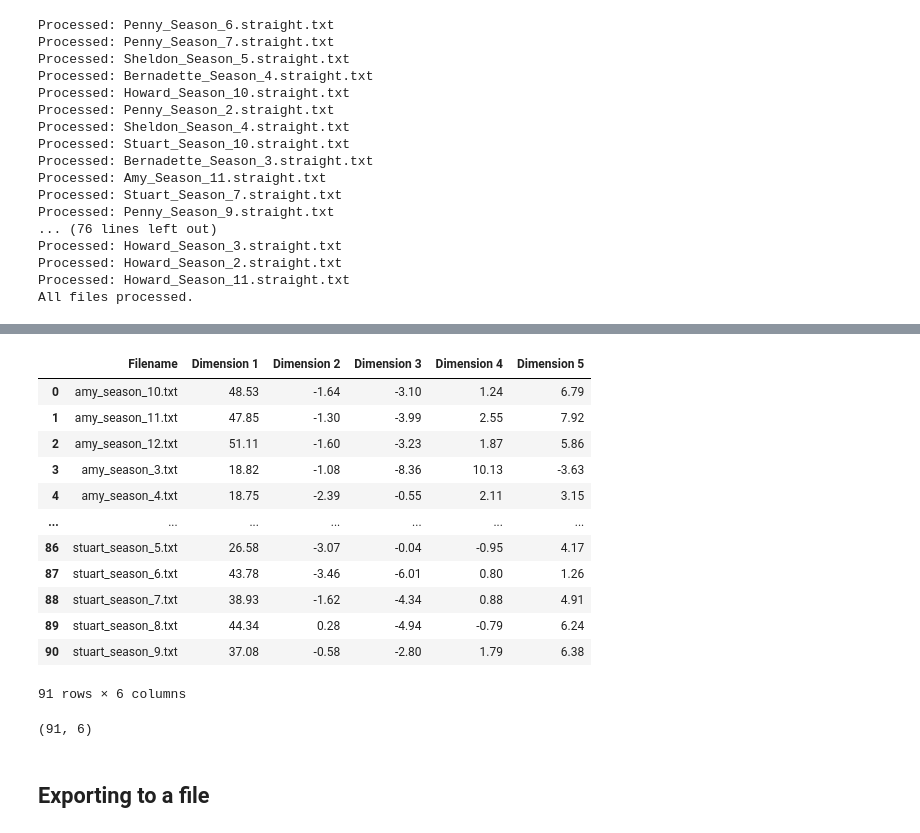
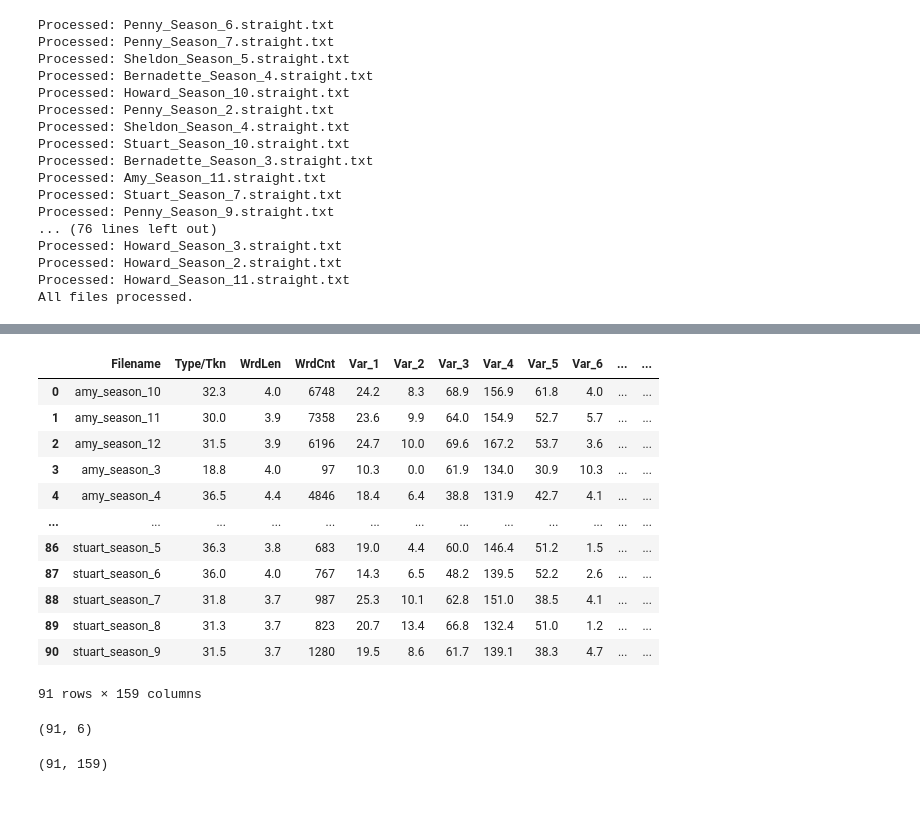
Before and after one commit to laelgelc/cl_st1_marcia, a Jupyter notebook: cl_st1_ph2_marcia/cl_st1_ph2_marcia.ipynb, the cells around one changed output, grey strips where cells are left out. Drawn from its saved outputs; the diff is of its cells as text; code cells hidden in the pictures; blank space fills up the shorter version.

```diff
--- a/cl_st1_ph2_marcia/cl_st1_ph2_marcia.ipynb
+++ b/cl_st1_ph2_marcia/cl_st1_ph2_marcia.ipynb
@@ -144,0 +315,7 @@ df_dimensions_all_seasons_utf_8 = extract_dimensions_from_counts(counts_all_seas
+# %%
+counts_all_seasons_utf_8 = 'corpus/03_all_seasons_utf_8_tagged/tagcount/counts.txt'
+
+df_variables_all_seasons_utf_8, df_dimensions_all_seasons_utf_8_v2 = parse_biber_tagcount_counts(
+    counts_all_seasons_utf_8)
+
+df_dimensions_all_seasons_utf_8_v2
@@ -145,22 +336,24 @@ df_dimensions_all_seasons_utf_8 = extract_dimensions_from_counts(counts_all_seas
+# %%
+df_variables_all_seasons_utf_8
+# %% [output]
+|  | Filename | Type/Tkn | WrdLen | WrdCnt | Var_1 | Var_2 | Var_3 | Var_4 | Var_5 | Var_6 | ... | ... |
+| 0 | amy_season_10 | 32.3 | 4.0 | 6748 | 24.2 | 8.3 | 68.9 | 156.9 | 61.8 | 4.0 | ... | ... |
+| 1 | amy_season_11 | 30.0 | 3.9 | 7358 | 23.6 | 9.9 | 64.0 | 154.9 | 52.7 | 5.7 | ... | ... |
+| 2 | amy_season_12 | 31.5 | 3.9 | 6196 | 24.7 | 10.0 | 69.6 | 167.2 | 53.7 | 3.6 | ... | ... |
+| 3 | amy_season_3 | 18.8 | 4.0 | 97 | 10.3 | 0.0 | 61.9 | 134.0 | 30.9 | 10.3 | ... | ... |
+| 4 | amy_season_4 | 36.5 | 4.4 | 4846 | 18.4 | 6.4 | 38.8 | 131.9 | 42.7 | 4.1 | ... | ... |
+| ... | ... | ... | ... | ... | ... | ... | ... | ... | ... | ... | ... | ... |
+| 86 | stuart_season_5 | 36.3 | 3.8 | 683 | 19.0 | 4.4 | 60.0 | 146.4 | 51.2 | 1.5 | ... | ... |
+| 87 | stuart_season_6 | 36.0 | 4.0 | 767 | 14.3 | 6.5 | 48.2 | 139.5 | 52.2 | 2.6 | ... | ... |
+| 88 | stuart_season_7 | 31.8 | 3.7 | 987 | 25.3 | 10.1 | 62.8 | 151.0 | 38.5 | 4.1 | ... | ... |
+| 89 | stuart_season_8 | 31.3 | 3.7 | 823 | 20.7 | 13.4 | 66.8 | 132.4 | 51.0 | 1.2 | ... | ... |
+| 90 | stuart_season_9 | 31.5 | 3.7 | 1280 | 19.5 | 8.6 | 61.7 | 139.1 | 38.3 | 4.7 | ... | ... |
+91 rows × 159 columns
 # %%
-df_dimensions_all_seasons_utf_8
+df_dimensions_all_seasons_utf_8_v2.shape
 # %% [output]
-|  | Filename | Dimension 1 | Dimension 2 | Dimension 3 | Dimension 4 | Dimension 5 |
-| 0 | amy_season_10.txt | 48.53 | -1.64 | -3.10 | 1.24 | 6.79 |
-| 1 | amy_season_11.txt | 47.85 | -1.30 | -3.99 | 2.55 | 7.92 |
-| 2 | amy_season_12.txt | 51.11 | -1.60 | -3.23 | 1.87 | 5.86 |
-| 3 | amy_season_3.txt | 18.82 | -1.08 | -8.36 | 10.13 | -3.63 |
-| 4 | amy_season_4.txt | 18.75 | -2.39 | -0.55 | 2.11 | 3.15 |
-| ... | ... | ... | ... | ... | ... | ... |
-| 86 | stuart_season_5.txt | 26.58 | -3.07 | -0.04 | -0.95 | 4.17 |
-| 87 | stuart_season_6.txt | 43.78 | -3.46 | -6.01 | 0.80 | 1.26 |
-| 88 | stuart_season_7.txt | 38.93 | -1.62 | -4.34 | 0.88 | 4.91 |
-| 89 | stuart_season_8.txt | 44.34 | 0.28 | -4.94 | -0.79 | 6.24 |
-| 90 | stuart_season_9.txt | 37.08 | -0.58 | -2.80 | 1.79 | 6.38 |
-91 rows × 6 columns
+(91, 6)
-# %%
-df_dimensions_all_seasons_utf_8.shape
-# %% [output]
-(91, 6)
-# %% [markdown]
-## Exporting to a file
+# %%
+df_variables_all_seasons_utf_8.shape
+# %% [output]
+(91, 159)
```
Also changed, not shown: parts of 16 cells of this notebook, 8 other files.
